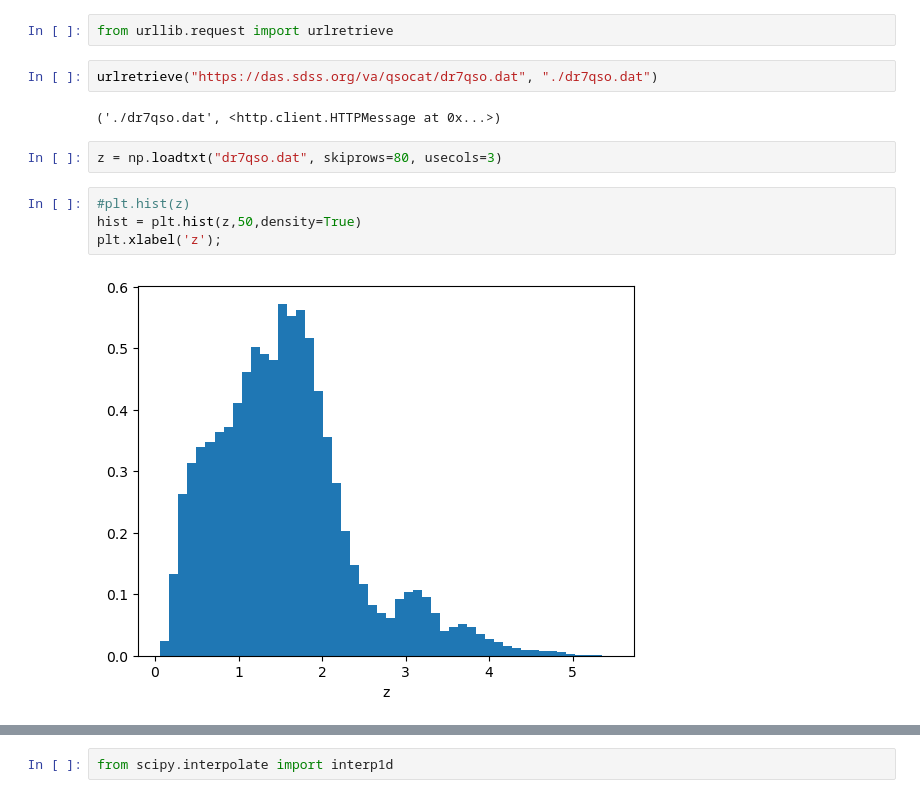
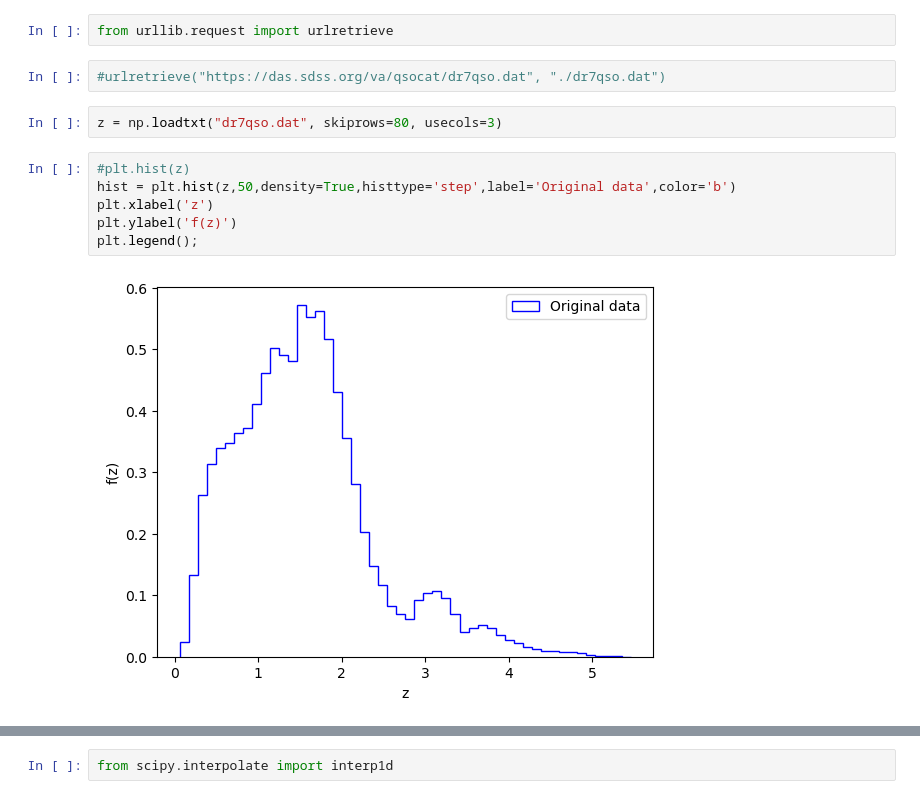
Before and after one commit to ebianchi803/astrostatistics_bicocca_2026, a Jupyter notebook: working/L04.ipynb, the cells around one changed output, grey strips where cells are left out. Saved outputs shown, nothing was run; the diff lists cells and outputs as text.

```diff
--- a/working/L04.ipynb
+++ b/working/L04.ipynb
@@ -8,17 +8,17 @@ from scipy.stats import rv_histogram
 # %%
 from urllib.request import urlretrieve
 # %%
-urlretrieve("https://das.sdss.org/va/qsocat/dr7qso.dat", "./dr7qso.dat")
+#urlretrieve("https://das.sdss.org/va/qsocat/dr7qso.dat", "./dr7qso.dat")
-# %% [output]
-('./dr7qso.dat', <http.client.HTTPMessage at 0x...>)
 # %%
 z = np.loadtxt("dr7qso.dat", skiprows=80, usecols=3)
 # %%
 #plt.hist(z)
-hist = plt.hist(z,50,density=True)
-plt.xlabel('z');
+hist = plt.hist(z,50,density=True,histtype='step',label='Original data',color='b')
+plt.xlabel('z')
+plt.ylabel('f(z)')
+plt.legend();
 # %% [output]
-[figure, old version]
+[figure, new version]
 # %%
 # rejection sampling
 N=100000
```
Also changed, not shown: parts of 5 cells of this notebook.
